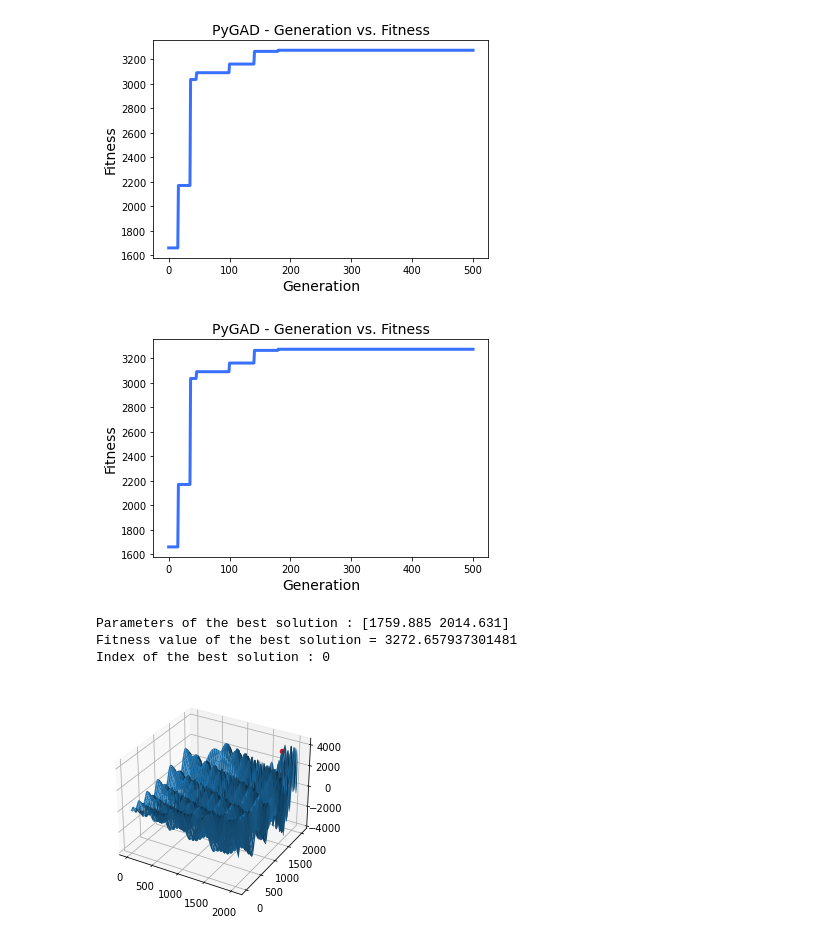
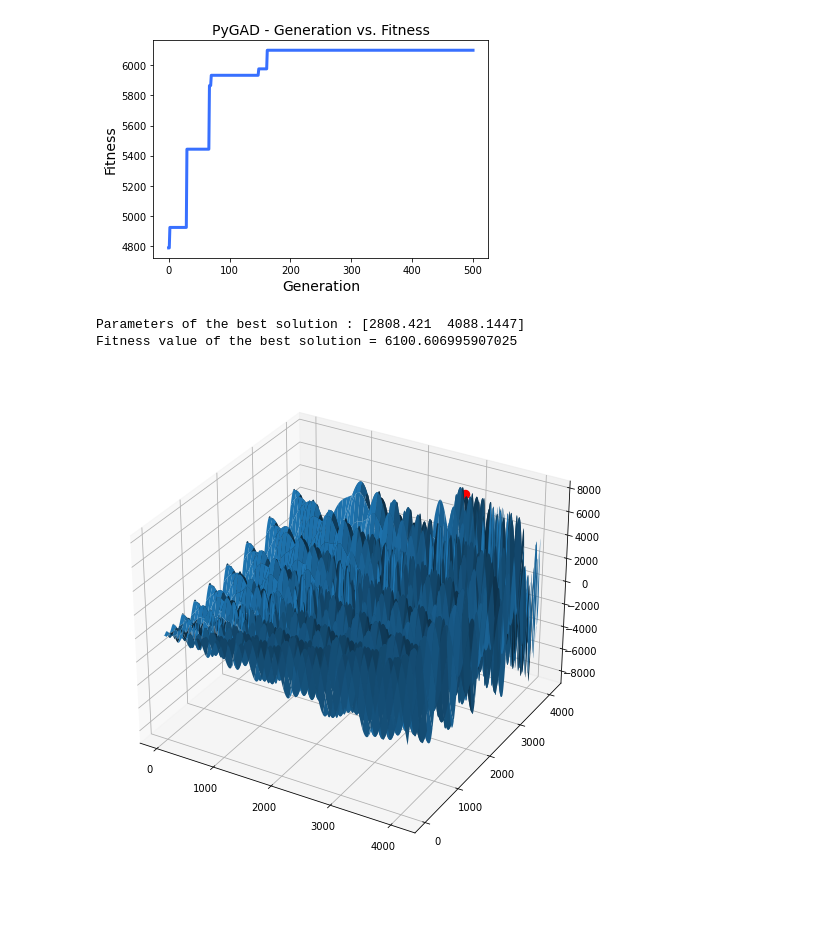
Before and after one commit to lnsomniaX/Python, a Jupyter notebook: genetic_algorithm.ipynb, the cells around one changed output. Drawn from its saved outputs; the diff is of its cells as text; code cells hidden in the pictures; blank space fills up the shorter version.

```diff
--- a/genetic_algorithm.ipynb
+++ b/genetic_algorithm.ipynb
@@ -11,7 +10,7 @@ import math
 %matplotlib inline
 # %%
 POP_SIZE = 10
-POINT_NUM = 2048
+POINT_NUM = 4096
 BIN_NUM = int(math.log2(POINT_NUM))
 GEN_NUM = 500
 
@@ -34,17 +33,16 @@ def func(x, y):
 
 
 def plot_solution(solution):
-    X, Y = numpy.meshgrid(numpy.linspace(0, POINT_NUM, 1000), numpy.linspace(0, POINT_NUM, 1000))
+    X, Y = numpy.meshgrid(numpy.linspace(0, POINT_NUM, 5000), numpy.linspace(0, POINT_NUM, 5000))
     fig = plt.figure()
     ax = fig.add_subplot(1, 1, 1, projection="3d")
-    ax.scatter(solution[0], solution[1], func(solution[0], solution[1]), color ='red')
+    ax.scatter(solution[0], solution[1], func(solution[0], solution[1]), color ='red', linewidth=5)
     ax.plot_surface(X, Y, graph(X, Y))
-    plt.show()
 # %%
 def crossover_func(parents, offspring_size, ga_instance):
     parents= parents.tolist()
 
-    parents[0][0] =str(parents[0][0])
+    parents[0][0] = str(parents[0][0])
     parents[0][1] = str(parents[0][1])
     parents[1][0] = str(parents[1][0])
     parents[1][1] = str(parents[1][1])
@@ -67,9 +65,14 @@ def mutation_func(offspring, ga_instance):
     DY[0] = list(map(int, format(int(DY[0]), 'b').zfill(BIN_NUM)))
     DY[1] = list(map(int, format(int(DY[1]), 'b').zfill(BIN_NUM)))
     i = random.randint(0, BIN_NUM - 1)
-    j = random.randint(0, BIN_NUM - 1)
+    j = i
+    while j==i:
+        j = random.randint(0, BIN_NUM - 1)
     k = random.randint(0, BIN_NUM - 1)
-    l = random.randint(0, BIN_NUM - 1)
+    k = i
+    while k==i:
+        i = random.randint(0, BIN_NUM - 1)
+
 
     if (DX[0])[i]==0:
         (DX[0])[i] = 1
@@ -121,20 +124,19 @@ ga_instance = pygad.GA(num_generations=GEN_NUM,
                        crossover_type=crossover_func)
 # %%
 ga_instance.run()
-# %%
-ga_instance.plot_fitness()
-# %% [output]
-[figure, removed]
-[figure, removed]
 # %%
+ga_instance.plot_fitness()
+
+# Returning the details of the best solution.
 solution, solution_fitness, solution_idx = ga_instance.best_solution(ga_instance.last_generation_fitness)
 print("Parameters of the best solution : {solution}".format(solution=solution))
 print("Fitness value of the best solution = {solution_fitness}".format(solution_fitness=solution_fitness))
-print("Index of the best solution : {solution_idx}".format(solution_idx=solution_idx))
+
+plt.rcParams['figure.figsize'] = 9, 9
 
 plot_solution(solution)
 # %% [output]
+[figure, new version]
-Parameters of the best solution : [1759.885 2014.631]
-Fitness value of the best solution = 3272.657937301481
-Index of the best solution : 0
+Parameters of the best solution : [2808.421  4088.1447]
+Fitness value of the best solution = 6100.606995907025
-[figure, old version]
+[figure, added]
```
Also changed, not shown: parts of 2 cells of this notebook, 10 other files.
